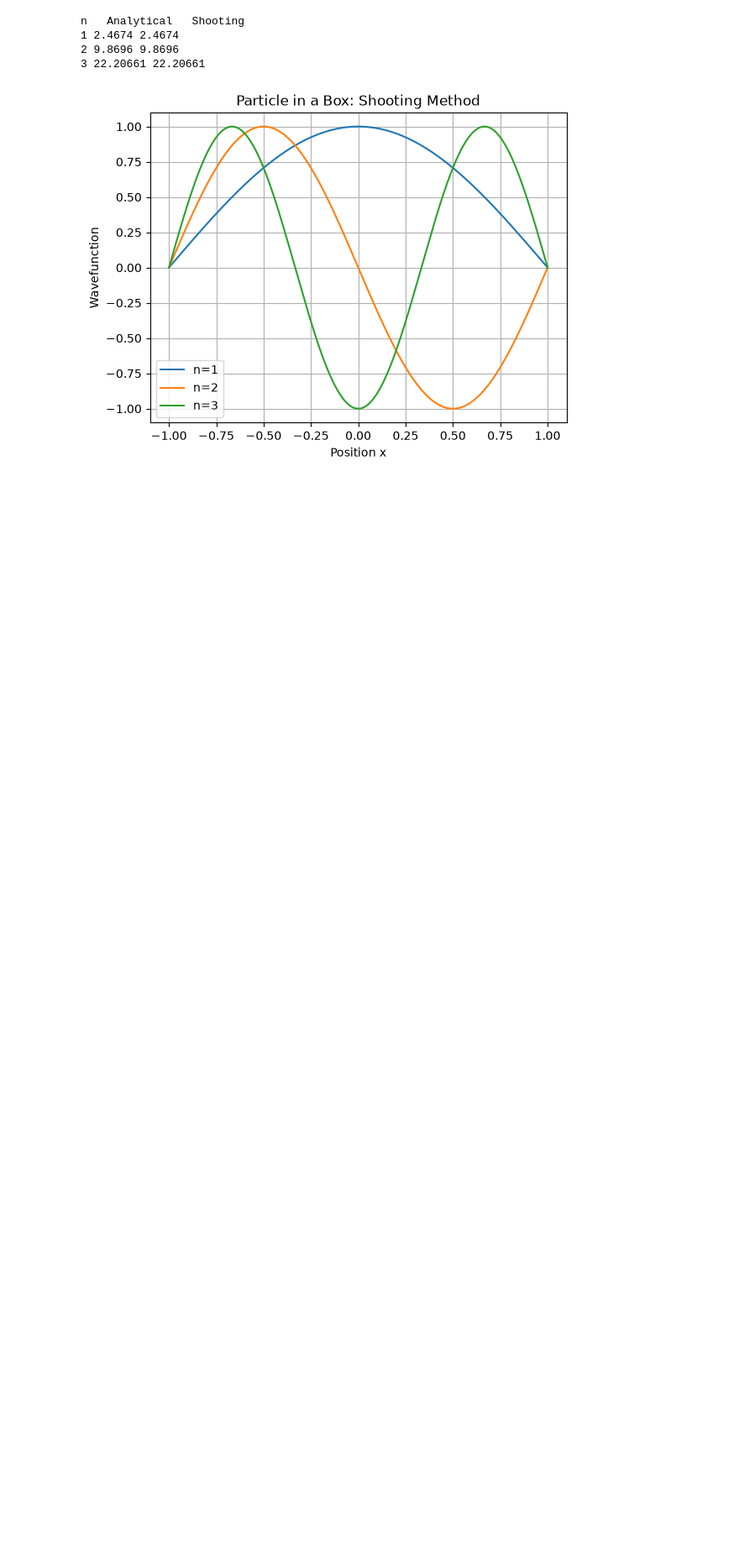
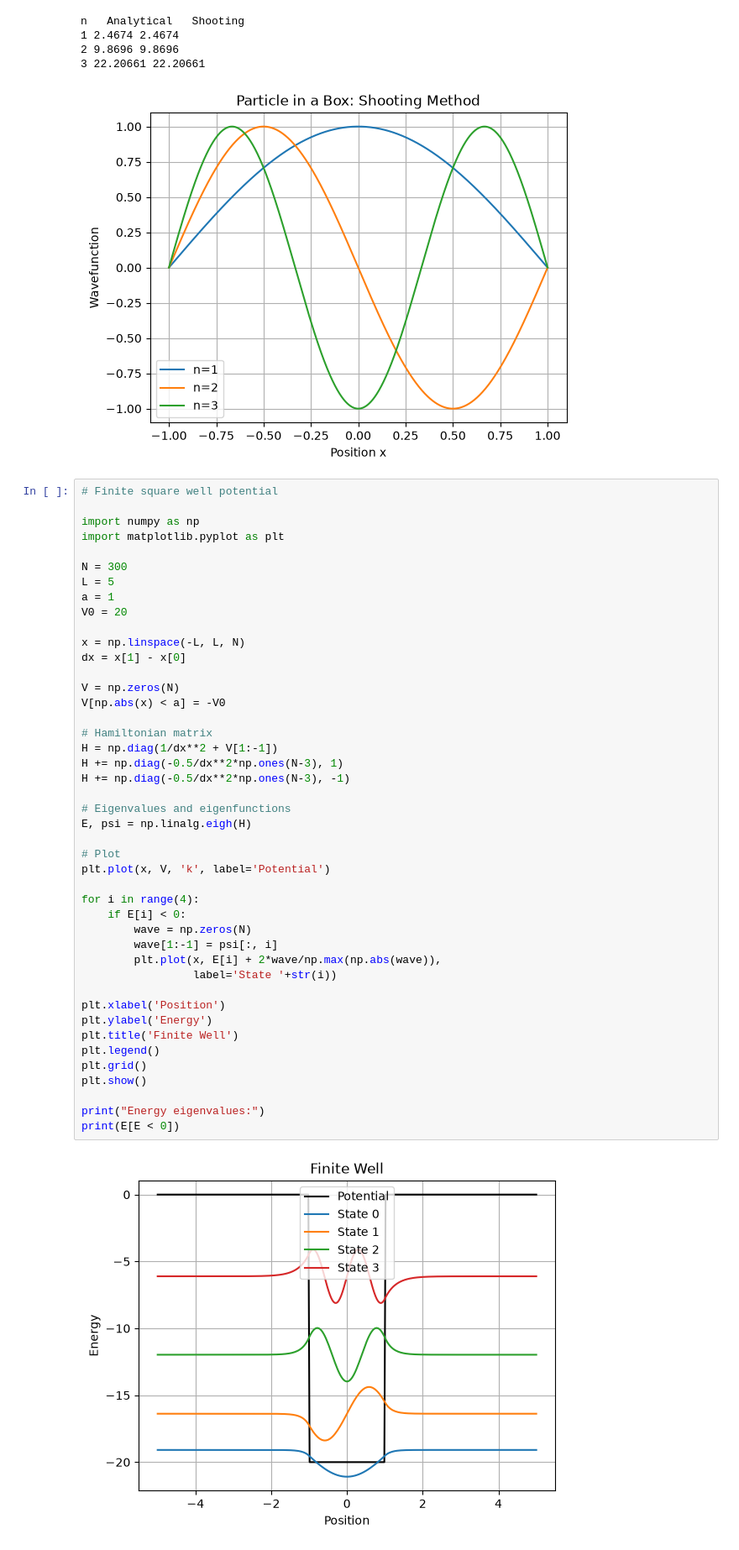
Before and after one commit to Tejas123-nitro/Quantum-Physics, a Jupyter notebook: Unit2.ipynb, the cells around one changed output. Shown at 84% size. Cells and saved outputs as stored; diff of their text form; blank space fills up the shorter version.

```diff
--- a/Unit2.ipynb
+++ b/Unit2.ipynb
@@ -101,3 +101,49 @@ n   Analytical   Shooting
 2 9.8696 9.8696
 3 22.20661 22.20661
 [figure]
+# %%
+# Finite square well potential
+
+import numpy as np
+import matplotlib.pyplot as plt
+
+N = 300
+L = 5
+a = 1
+V0 = 20
+
+x = np.linspace(-L, L, N)
+dx = x[1] - x[0]
+
+V = np.zeros(N)
+V[np.abs(x) < a] = -V0
+
+# Hamiltonian matrix
+H = np.diag(1/dx**2 + V[1:-1])
+H += np.diag(-0.5/dx**2*np.ones(N-3), 1)
+H += np.diag(-0.5/dx**2*np.ones(N-3), -1)
+
+# Eigenvalues and eigenfunctions
+E, psi = np.linalg.eigh(H)
+
+# Plot
+plt.plot(x, V, 'k', label='Potential')
+
+for i in range(4):
+    if E[i] < 0:
+        wave = np.zeros(N)
+        wave[1:-1] = psi[:, i]
+        plt.plot(x, E[i] + 2*wave/np.max(np.abs(wave)),
+                 label='State '+str(i))
+
+plt.xlabel('Position')
+plt.ylabel('Energy')
+plt.title('Finite Well')
+plt.legend()
+plt.grid()
+plt.show()
+
+print("Energy eigenvalues:")
+print(E[E < 0])
+# %% [output]
+[figure, added]
```
Also changed, not shown: parts of 2 cells of this notebook.
